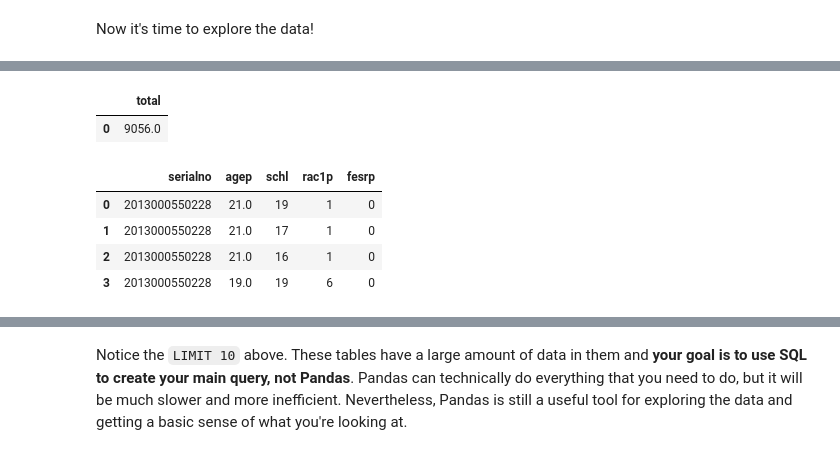
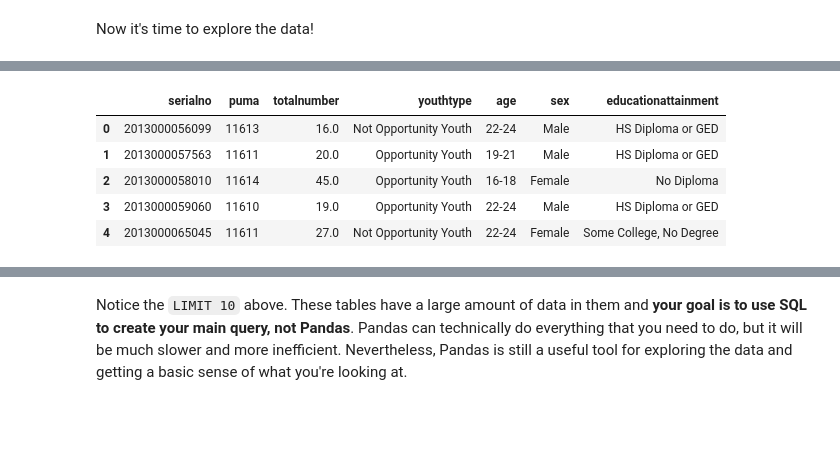
Before and after one commit to hmdev649/dsc-mod-1-project-seattle-ds, a Jupyter notebook: notebooks/exploratory/01_erh_download_and_explore_data.ipynb, the cells around one changed output, grey strips where cells are left out. Drawn from its saved outputs; the diff is of its cells as text; code cells hidden in the pictures; blank space fills up the shorter version.

```diff
--- a/notebooks/exploratory/01_erh_download_and_explore_data.ipynb
+++ b/notebooks/exploratory/01_erh_download_and_explore_data.ipynb
@@ -122,57 +51,0 @@ order by a.serialno
-# %%
-df =pd.read_sql("""
-SELECT
-SUM(A.countid * A.pwgtp) AS total
-FROM
-(SELECT DISTINCT A.serialno, A.pwgtp, count(A.serialno) as countid
-
-FROM (SELECT DISTINCT serialno, puma, st,
-MAX(agep) OVER (PARTITION BY serialno) as agep,
-MAX(sch) OVER (PARTITION BY serialno) AS sch,
-MAX(schl) OVER (PARTITION BY serialno) AS schl,
-MAX(rac1p) OVER (PARTITION BY serialno) AS race,
-MAX(fesrp) OVER(PARTITION BY serialno) AS workstatus,
-MAX(sex) OVER (PARTITION BY serialno) AS sex,
-pwgtp FROM pums_2017 WHERE st= '53'
-AND (agep >=16 AND agep <=24) AND (puma BETWEEN '1161' AND '11615'  OR puma='11604')
-AND LEFT(serialno, 4) >='2017' AND sch='1' and fesrp ='0') AS A
-
-GROUP BY A.serialno, A.pwgtp
-) AS A
-""", conn)
-
-df
-
-#serialno, st, agep, sch, schl, fesrp, C.blklondd, C.blklatdd
-#sch = '1' AND fesrp ='0' AND AND LEFT(serialno, 4)='2017'
-#A.puma, A.st, A.agep, A.sch, A.schl, A.fesrp, A.rac1p,
-#C.cty, C.ctyname, D.puma_name,
-#  CASE WHEN A.schl ='1' AND A.fesrp='0' THEN 'Opportunity Youth'
-#       WHEN A.schl ='1' AND A.fesrp='1' AND A.schl < '16' THEN 'Working without Diploma'
-#       ELSE 'Not Opportunity Youth'
-#       END AS youthtype,
-# CASE WHEN A.agep BETWEEN 16 AND 18 THEN '16-18'
-#      WHEN A.agep BETWEEN 19 AND 21 THEN '19-21'
-#      WHEN A.agep BETWEEN 22 AND 24 THEN '22-24'
-#      END AS age
-#LEFT JOIN (SELECT DISTINCT * FROM ct_puma_xwalk WHERE statefp='53')AS K ON K.puma5ce =A.puma
-#LEFT JOIN (SELECT DISTINCT trct, cty, ctyname, blklondd, blklatdd from wa_geo_xwalk WHERE cty='53033') AS C ON K.tractce = RIGHT(trct, 6)
-#LEFT JOIN (SELECT DISTINCT puma, puma_name FROM puma_names_2010 WHERE state_fips='53') AS D on A.puma=D.puma
-# %% [output]
-|  | total |
-| 0 | 9056.0 |
-# %%
-pd.read_sql("""
-SELECT
-serialno, agep, schl, rac1p, fesrp
-FROM pums_2017
-WHERE st='53' and puma between '11601' and '11615'
-AND agep between 16 and 24  AND sch='1' AND fesrp ='0'
-AND RIGHT(serialno, 9)='000550228'
-; """, conn)
-# %% [output]
-|  | serialno | agep | schl | rac1p | fesrp |
-| 0 | 2013000550228 | 21.0 | 19 | 1 | 0 |
-| 1 | 2013000550228 | 21.0 | 17 | 1 | 0 |
-| 2 | 2013000550228 | 21.0 | 16 | 1 | 0 |
-| 3 | 2013000550228 | 19.0 | 19 | 6 | 0 |
@@ -178,0 +99,9 @@ AND RIGHT(serialno, 9)='000550228'
+# %%
+df.head()
+# %% [output]
+|  | serialno | puma | totalnumber | youthtype | age | sex | educationattainment |
+| 0 | 2013000056099 | 11613 | 16.0 | Not Opportunity Youth | 22-24 | Male | HS Diploma or GED |
+| 1 | 2013000057563 | 11611 | 20.0 | Opportunity Youth | 19-21 | Male | HS Diploma or GED |
+| 2 | 2013000058010 | 11614 | 45.0 | Opportunity Youth | 16-18 | Female | No Diploma |
+| 3 | 2013000059060 | 11610 | 19.0 | Opportunity Youth | 22-24 | Male | HS Diploma or GED |
+| 4 | 2013000065045 | 11611 | 27.0 | Not Opportunity Youth | 22-24 | Female | Some College, No Degree |
```
Also changed, not shown: parts of 9 cells of this notebook.
